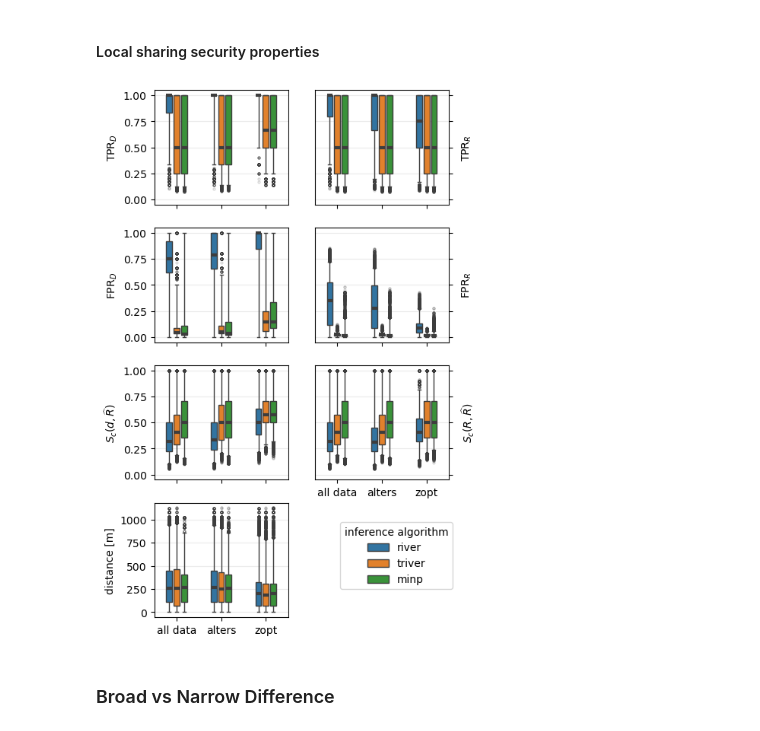
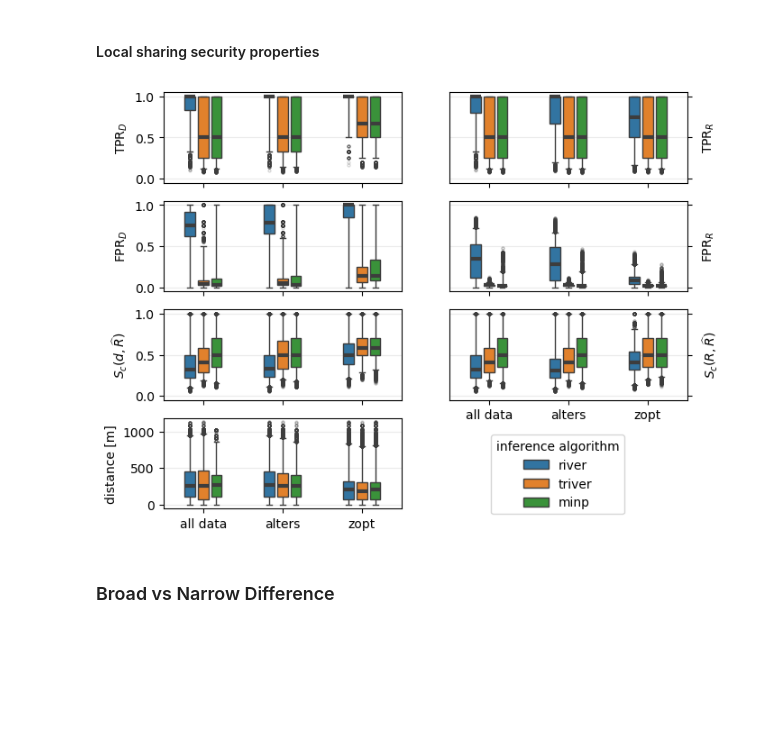
Before and after one commit to alelevente/selcop, a Jupyter notebook: 03_da/05_evaluation/03_local_privacy.ipynb, the cells around one changed output. Saved outputs shown, nothing was run; the diff lists cells and outputs as text; code cells hidden in the pictures; blank space fills up the shorter version.

```diff
--- a/03_da/05_evaluation/03_local_privacy.ipynb
+++ b/03_da/05_evaluation/03_local_privacy.ipynb
@@ -396,44 +396,44 @@ METRICS = ["TPR$_d$", "TPR$_r$",
            "$S_c(d, \widehat{R})$", "$S_c(R, \widehat{R})$",
            "distance"]
 # %%
-fig = plt.figure(figsize=(9, 9))
+fig = plt.figure(figsize=(15, 9))
 for i, vt in enumerate(METRICS):
     df = long_eval_df[long_eval_df["value_type"] == vt]
     ax = fig.add_subplot(4,2,i+1)
     ax.grid(visible=True, axis="y", alpha=0.25)
     sns.boxplot(ax = ax, data = df, x="sharing_method", y="value", hue="algorithm",
                 width=0.5, gap=0.2, whis=[1, 99], legend=i==5, fliersize=2.0, flierprops={"alpha": 0.2},
                 medianprops={"linewidth":3})
     if vt.startswith("TPR") or vt.startswith("FPR"):
         vt = vt.upper()
     elif vt=="distance":
         vt = "distance [m]"
     #ax.set_title(f"Local privacy: {vt}")
     ax.set_xlabel("")
     ax.set_ylabel(f"{vt}")
     if vt!="distance [m]":
         ax.set_ylim(-0.05, 1.05)
 
     if i==5:
         ax.legend(title="inference algorithm")
-        sns.move_legend(ax, "lower left", bbox_to_anchor=(0.15, -1.), )
+        sns.move_legend(ax, "lower left", bbox_to_anchor=(0.15, -1.33), )
 
     if i%2 == 1:
         ax.yaxis.tick_right()
         ax.yaxis.set_ticklabels([])
         ax.yaxis.set_label_position("right")
 
     if i<5:
         ax.xaxis.set_ticklabels([])
 
 
 #fig.suptitle("Local privacy metrics")
-fig.set_figheight(9)
-fig.set_figwidth(5)
+fig.set_figheight(6)
+fig.set_figwidth(7.5)
 #plt.tight_layout()
 plt.show()
 # %% [output]
-[figure, old version]
+[figure, new version]
 # %%
 mean_dict, median_dict = {}, {}
 means, medians = {}, {}
```
Also changed, not shown: parts of 2 cells of this notebook, 3 other files.
